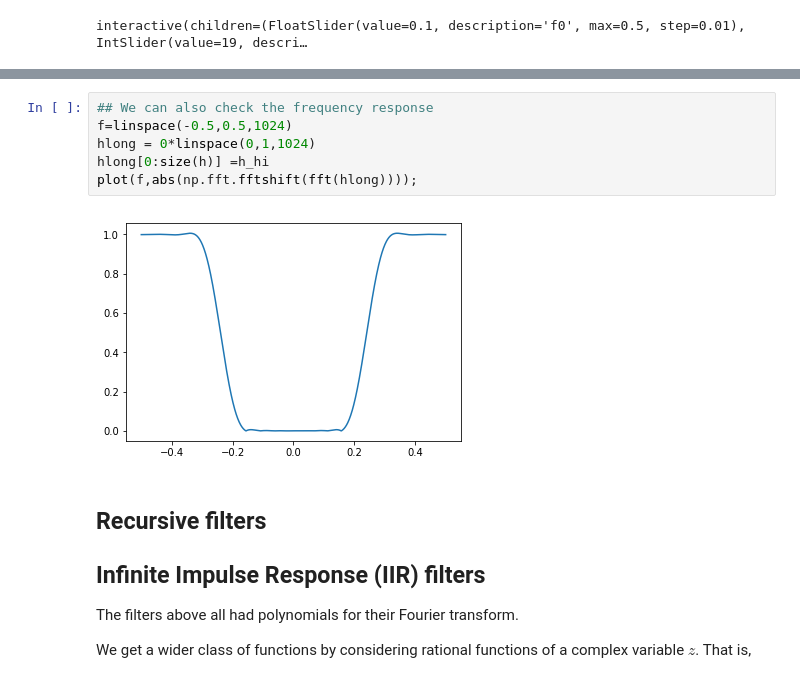
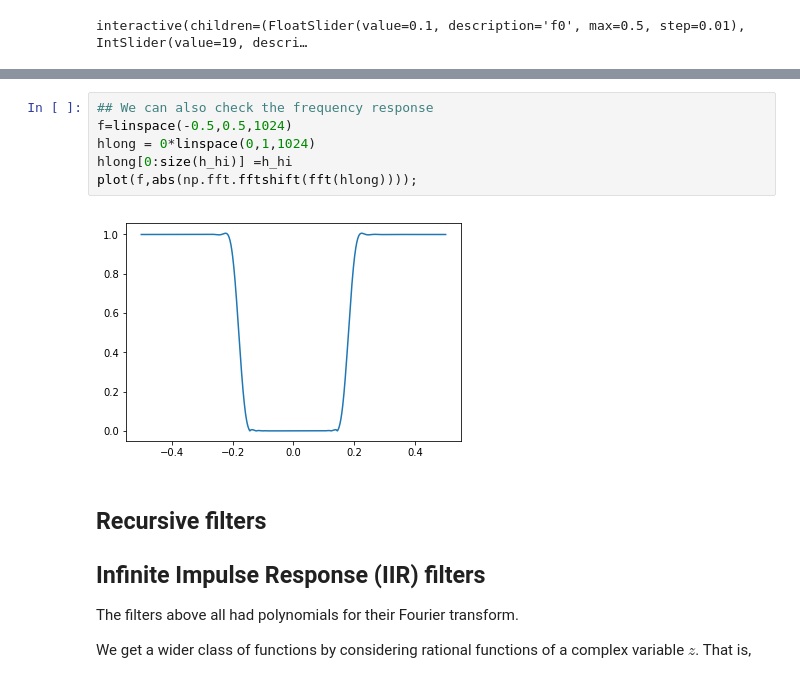
Before and after one commit to mlamoureux/Math502w19, a Jupyter notebook: Lecture21_Apr2.ipynb, the cells around one changed output, grey strips where cells are left out. Drawn from its saved outputs; the diff is of its cells as text.

```diff
--- a/Lecture21_Apr2.ipynb
+++ b/Lecture21_Apr2.ipynb
@@ -436,11 +440,11 @@ plot(h_lo),plot(h_hi);
 # %%
 ## We can also check the frequency response
 f=linspace(-0.5,0.5,1024)
 hlong = 0*linspace(0,1,1024)
-hlong[0:size(h)] =h_hi
+hlong[0:size(h_hi)] =h_hi
 plot(f,abs(np.fft.fftshift(fft(hlong))));
 # %% [output]
-[figure, old version]
+[figure, new version]
 # %% [markdown]
 ## Recursive filters
 ## Infinite Impulse Response (IIR) filters
```
Also changed, not shown: parts of 3 cells of this notebook, 2 other files.
